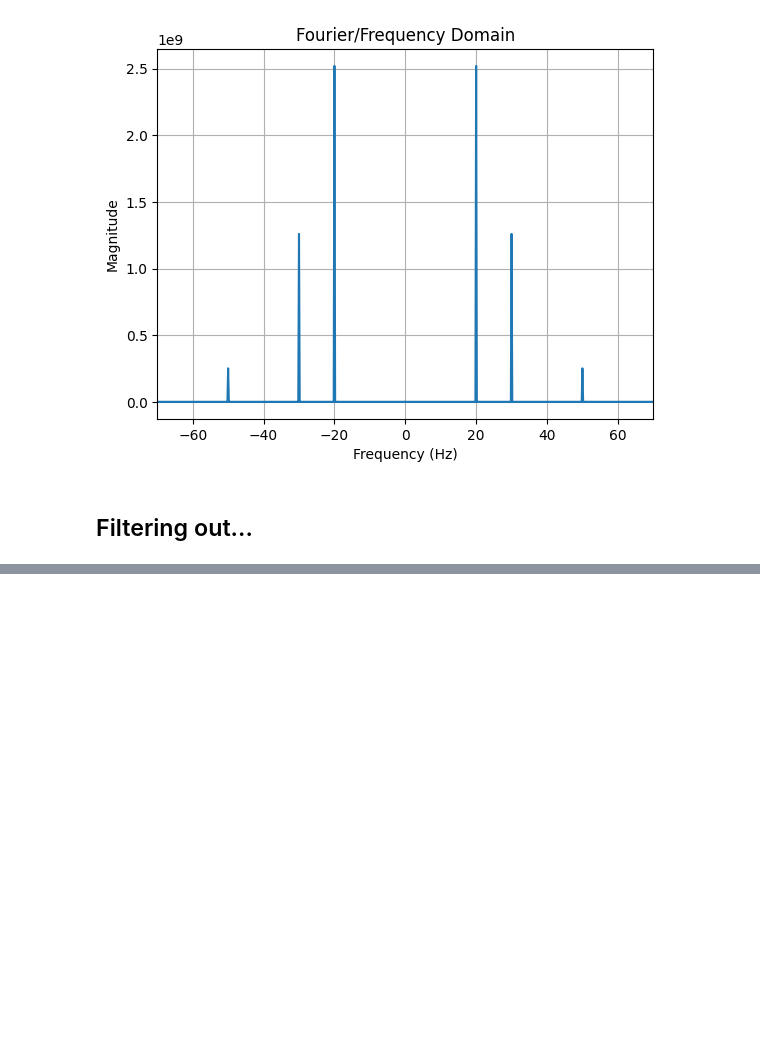
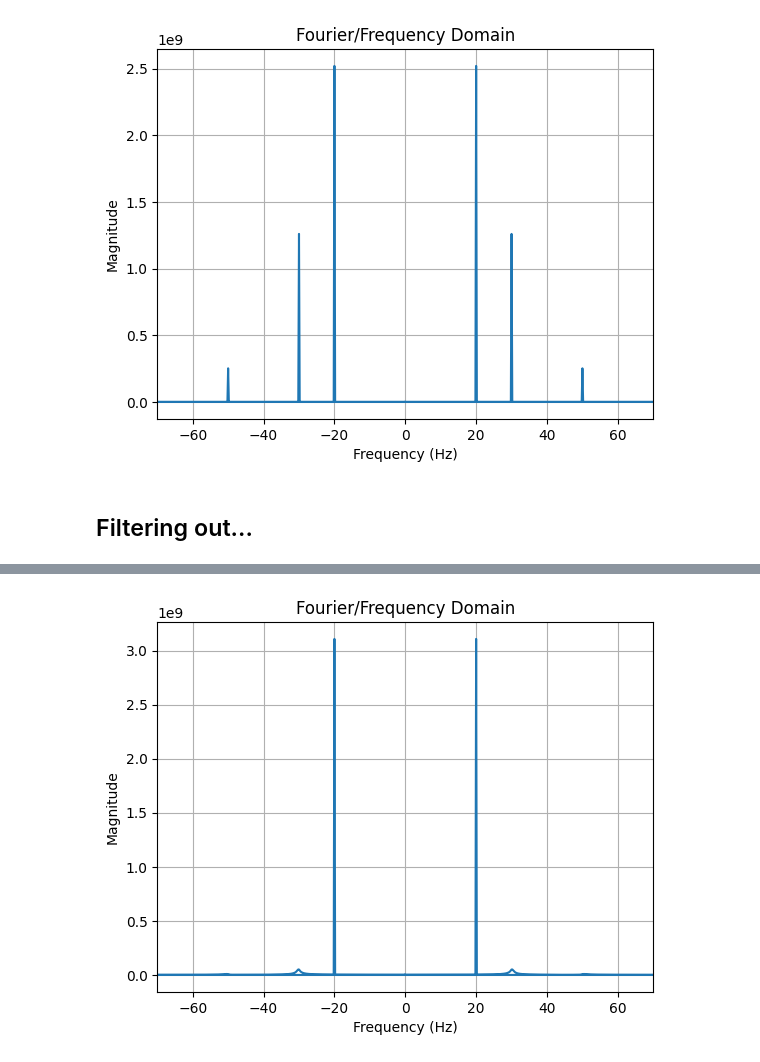
Before and after one commit to mtxslv/audio-processing-with-python, a Jupyter notebook: notebooks/toy_example.ipynb, the cells around one changed output, grey strips where cells are left out. Cells and saved outputs as stored; diff of their text form; code cells hidden in the pictures; blank space fills up the shorter version.

```diff
--- a/notebooks/toy_example.ipynb
+++ b/notebooks/toy_example.ipynb
@@ -97,0 +92,6 @@ signal.fftconvolve()
+# %%
+normalized_reconstructed = normalize_samples(reconstructed_sine)
+yf_reconstructed, xf_reconstructed = get_fft_transform(normalized_reconstructed, sample_rate_for_example, duration_for_example)
+plot_audio_in_frequency(xf_reconstructed, yf_reconstructed,[-70,70])
+# %% [output]
+[figure, added]
```
Also changed, not shown: parts of 3 cells of this notebook.
